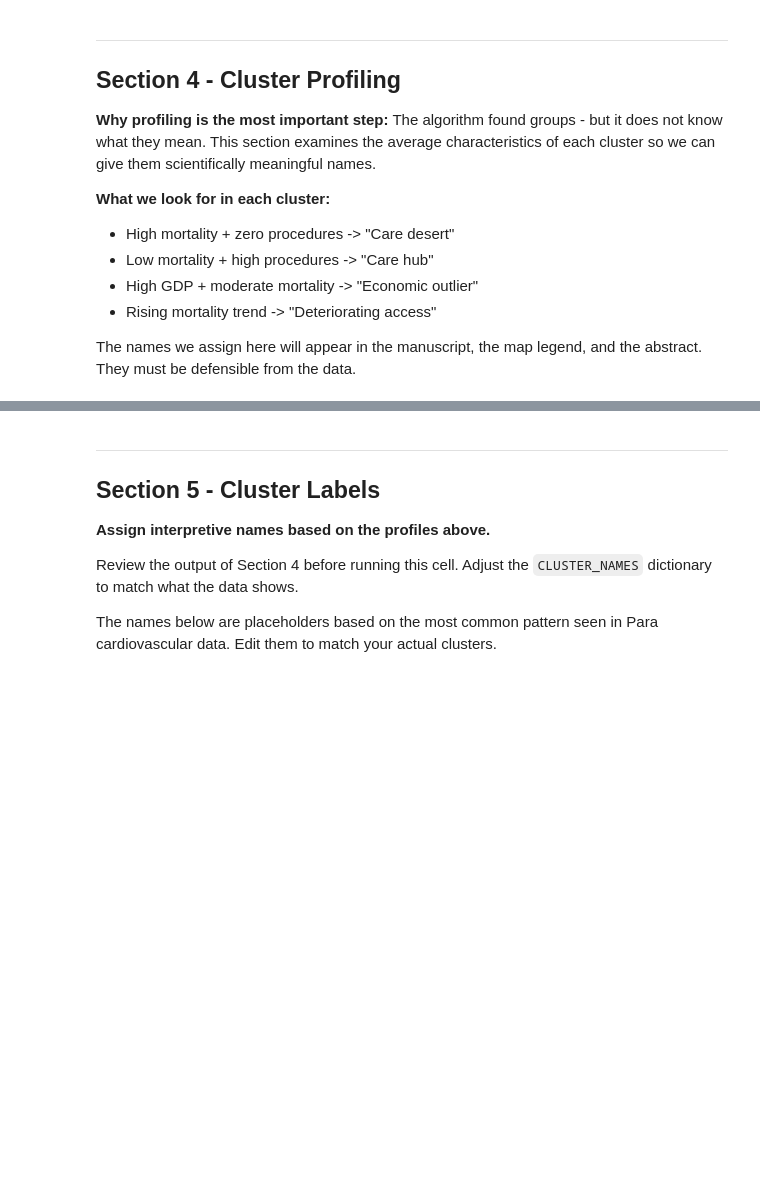
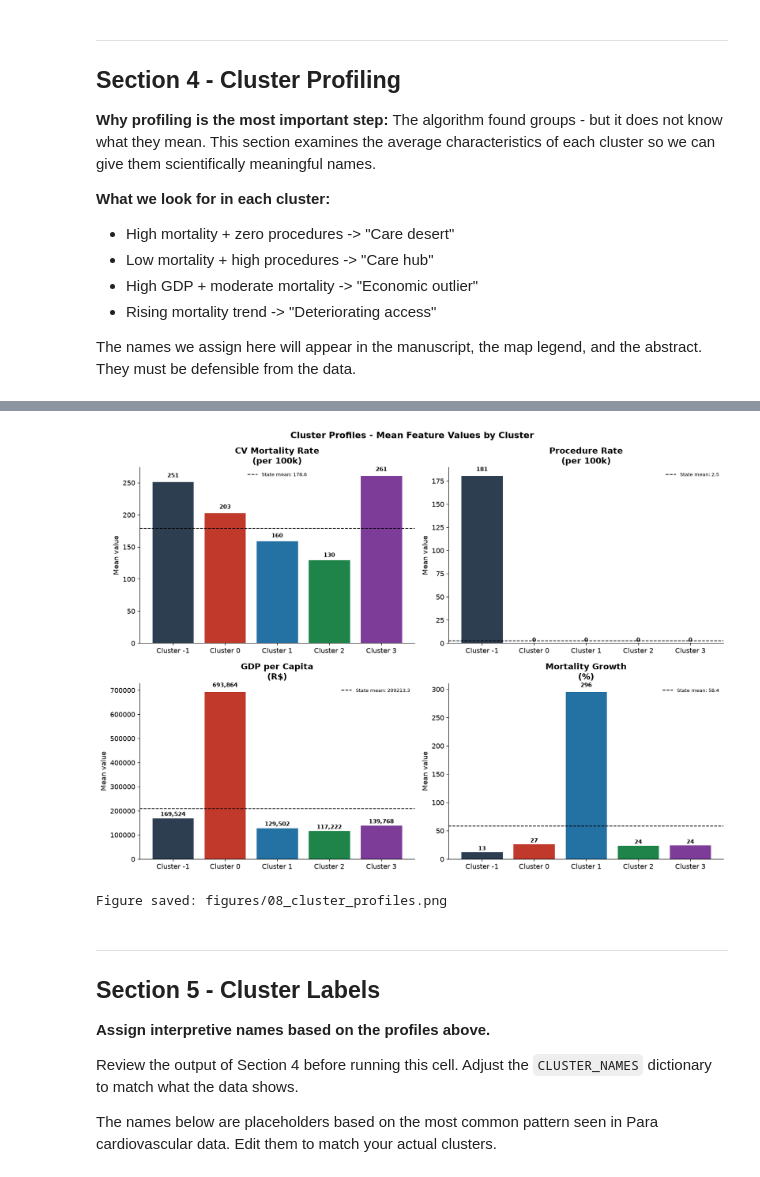
Before and after one commit to g4bfernandoo/regional-health-disparities-brazil, a Jupyter notebook: notebooks/03_clustering.ipynb, the cells around one changed output, grey strips where cells are left out. Saved outputs shown, nothing was run; the diff lists cells and outputs as text; code cells hidden in the pictures; blank space fills up the shorter version.

```diff
--- a/notebooks/03_clustering.ipynb
+++ b/notebooks/03_clustering.ipynb
@@ -360,4 +433,6 @@ Cluster 2 (48 municipalities):
 # %%
+# ── SECTION 4B — Visual Cluster Profiles ─────────────────────────────────────
+
 # Visual cluster profile - radar/bar comparison
 fig, axes = plt.subplots(2, 2, figsize=(14, 10))
 fig.suptitle('Cluster Profiles - Mean Feature Values by Cluster',
@@ -365,34 +440,37 @@ fig.suptitle('Cluster Profiles - Mean Feature Values by Cluster',
 
 CLUSTER_COLORS = ['#C0392B', '#2471A3', '#1E8449', '#7D3C98', '#D68910',
                   '#1ABC9C', '#E74C3C', '#2C3E50']
 
 feature_labels = ['CV Mortality Rate\n(per 100k)', 'Procedure Rate\n(per 100k)',
                   'GDP per Capita\n(R$)', 'Mortality Growth\n(%)']
 
-for ax, feat, label in zip(axes.flat, FEATURES, feature_labels):
+for ax, feat, label in zip(axes.flat, FEATURES_RAW, feature_labels):
     cluster_means = df.groupby('cluster')[feat].mean()
     bars = ax.bar(
         [f'Cluster {c}' for c in cluster_means.index],
         cluster_means.values,
         color=[CLUSTER_COLORS[c] for c in cluster_means.index],
         edgecolor='white', linewidth=0.5
     )
     # State mean reference line
     state_mean = df[feat].mean()
     ax.axhline(state_mean, color='black', linestyle='--', linewidth=1.2,
                label=f'State mean: {state_mean:.1f}')
     ax.set_title(label)
     ax.set_ylabel('Mean value')
     ax.legend(frameon=False, fontsize=8)
 
     for bar, val in zip(bars, cluster_means.values):
         ax.text(bar.get_x() + bar.get_width()/2, bar.get_height() * 1.02,
                 f'{val:,.0f}', ha='center', va='bottom', fontsize=9, fontweight='bold')
 
 plt.tight_layout()
 plt.savefig('figures/08_cluster_profiles.png', dpi=150, bbox_inches='tight')
 plt.show()
 print('Figure saved: figures/08_cluster_profiles.png')
+# %% [output]
+[figure, added]
+Figure saved: figures/08_cluster_profiles.png
 # %% [markdown]
 ---
 ## Section 5 - Cluster Labels
```
Also changed, not shown: parts of 15 cells of this notebook, 12 other files.
